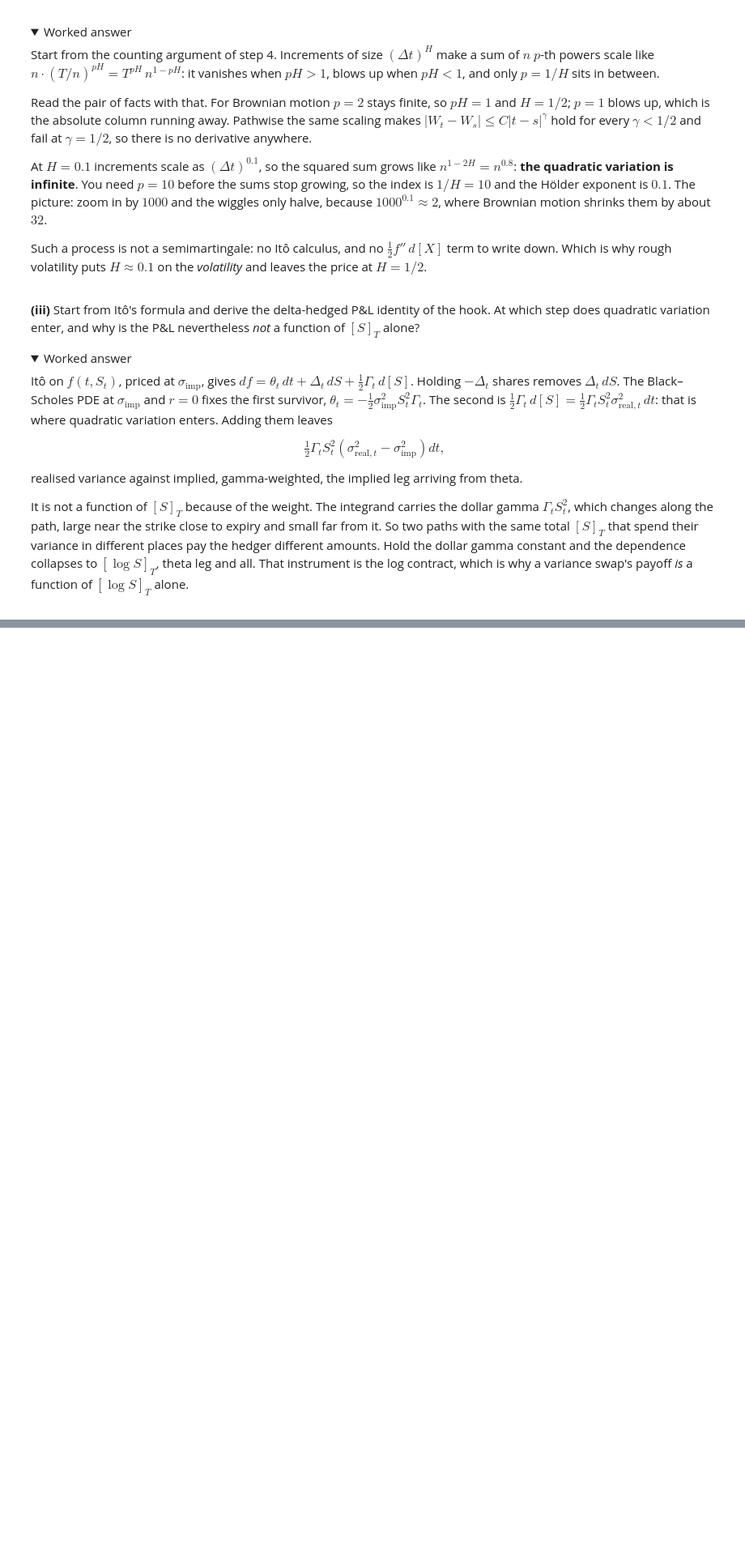
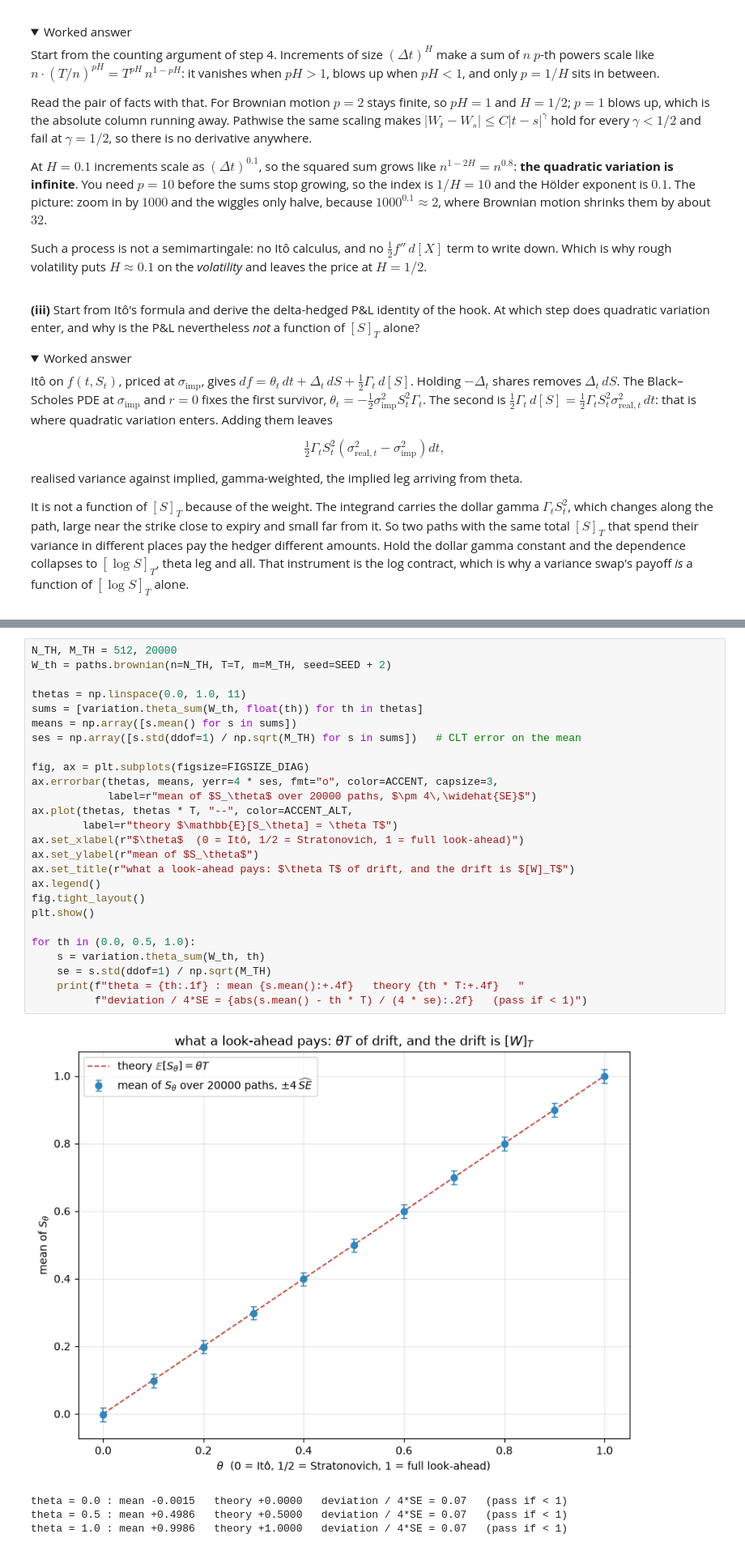
Before and after one commit to coreyjpritchard/rough-volatility, a Jupyter notebook: 00_warmup.ipynb, the cells around one changed output, grey strips where cells are left out. Shown at 81% size. Drawn from its saved outputs; the diff is of its cells as text; folded sections open; blank space fills up the shorter version.

```diff
--- a/00_warmup.ipynb
+++ b/00_warmup.ipynb
@@ -608,0 +736,31 @@ variance swap's payoff *is* a function of $[\log S]_T$ alone.
+# %%
+N_TH, M_TH = 512, 20000
+W_th = paths.brownian(n=N_TH, T=T, m=M_TH, seed=SEED + 2)
+
+thetas = np.linspace(0.0, 1.0, 11)
+sums = [variation.theta_sum(W_th, float(th)) for th in thetas]
+means = np.array([s.mean() for s in sums])
+ses = np.array([s.std(ddof=1) / np.sqrt(M_TH) for s in sums])   # CLT error on the mean
+
+fig, ax = plt.subplots(figsize=FIGSIZE_DIAG)
+ax.errorbar(thetas, means, yerr=4 * ses, fmt="o", color=ACCENT, capsize=3,
+            label=r"mean of $S_\theta$ over 20000 paths, $\pm 4\,\widehat{SE}$")
+ax.plot(thetas, thetas * T, "--", color=ACCENT_ALT,
+        label=r"theory $\mathbb{E}[S_\theta] = \theta T$")
+ax.set_xlabel(r"$\theta$  (0 = Itô, 1/2 = Stratonovich, 1 = full look-ahead)")
+ax.set_ylabel(r"mean of $S_\theta$")
+ax.set_title(r"what a look-ahead pays: $\theta T$ of drift, and the drift is $[W]_T$")
+ax.legend()
+fig.tight_layout()
+plt.show()
+
+for th in (0.0, 0.5, 1.0):
+    s = variation.theta_sum(W_th, th)
+    se = s.std(ddof=1) / np.sqrt(M_TH)
+    print(f"theta = {th:.1f} : mean {s.mean():+.4f}   theory {th * T:+.4f}   "
+          f"deviation / 4*SE = {abs(s.mean() - th * T) / (4 * se):.2f}   (pass if < 1)")
+# %% [output]
+[figure, added]
+theta = 0.0 : mean -0.0015   theory +0.0000   deviation / 4*SE = 0.07   (pass if < 1)
+theta = 0.5 : mean +0.4986   theory +0.5000   deviation / 4*SE = 0.07   (pass if < 1)
+theta = 1.0 : mean +0.9986   theory +1.0000   deviation / 4*SE = 0.07   (pass if < 1)
```
Also changed, not shown: parts of 29 cells of this notebook, 3 other files.
